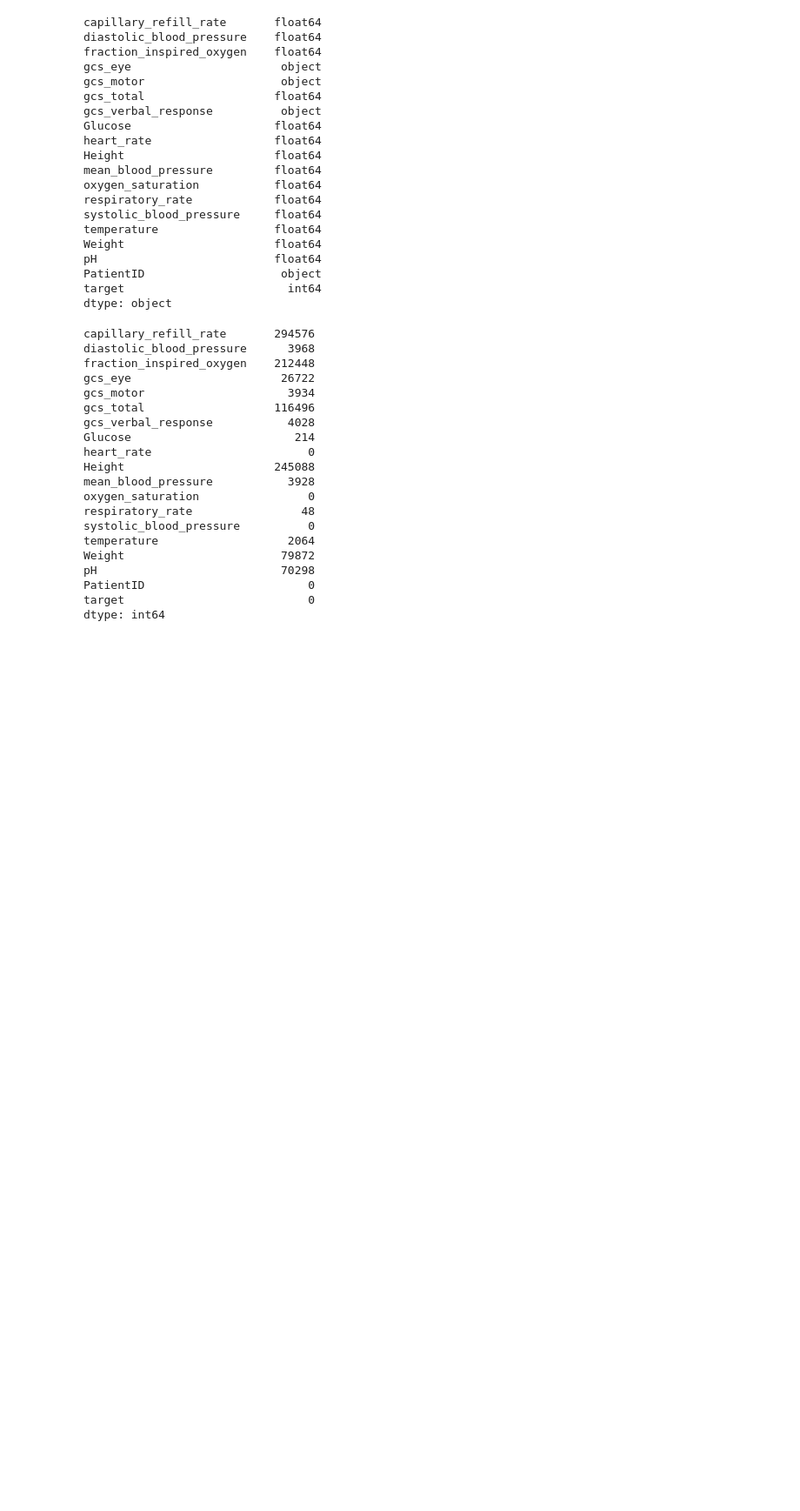
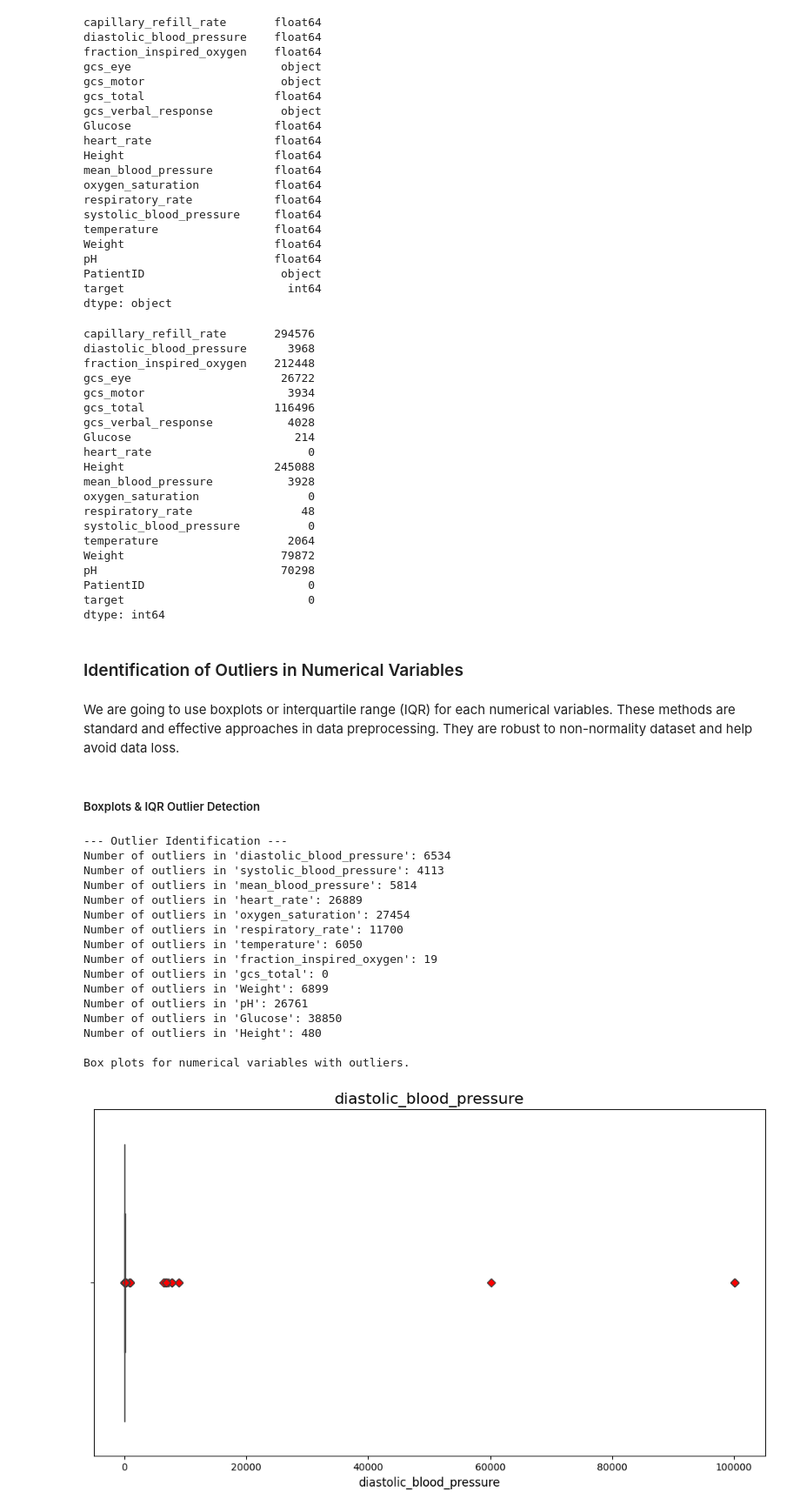
Before and after one commit to jackieMboyaAchieng/Applied-Machine-Learning, a Jupyter notebook: Assignments/assigment 1/Data Pre-processing.ipynb, the cells around one changed output. Shown: that part at 87% size. Cells and saved outputs as stored; diff of their text form; code cells hidden in the pictures; blank space fills up the shorter version.

```diff
--- a/Assignments/assigment 1/Data Pre-processing.ipynb
+++ b/Assignments/assigment 1/Data Pre-processing.ipynb
@@ -319,3 +326,7 @@ pH                           70298
 PatientID                        0
 target                           0
 dtype: int64
+# %% [markdown]
+### Identification of Outliers in Numerical Variables
+# %% [markdown]
+We are going to use boxplots or interquartile range (IQR) for each numerical variables. These methods are standard and effective approaches in data preprocessing. They are robust to non-normality dataset and help avoid data loss.
@@ -321,0 +336,62 @@ dtype: int64
+# %%
+numerical_vars = [
+    'diastolic_blood_pressure',
+    'systolic_blood_pressure',
+    'mean_blood_pressure',
+    'heart_rate',
+    'oxygen_saturation',
+    'respiratory_rate',
+    'temperature',
+    'fraction_inspired_oxygen',
+    'gcs_total',
+    'Weight',
+    'pH',
+    'Glucose',
+    'Height'
+]
+# %% [markdown]
+##### Boxplots & IQR Outlier Detection
+# %%
+print("\n--- Outlier Identification ---")
+plot_filenames = []
+# Iterate through each numerical variable to identify and plot outliers
+for var in numerical_vars:
+    if var in df.columns and pd.api.types.is_numeric_dtype(df[var]):
+        Q1 = df[var].quantile(0.25)
+        Q3 = df[var].quantile(0.75)
+        IQR = Q3 - Q1
+        lower_bound = Q1 - 1.5 * IQR
+        upper_bound = Q3 + 1.5 * IQR
+
+        outliers = df[(df[var] < lower_bound) | (df[var] > upper_bound)]
+
+        # Print the number of outliers found
+        print(f"Number of outliers in '{var}': {len(outliers)}")
+
+        # Create a box plot to visualize the outliers
+        plt.figure(figsize=(10, 6))
+        sns.boxplot(x=df[var].dropna(), flierprops=dict(markerfacecolor='red', marker='D'))
+        plt.title(f'{var}', fontsize=16)
+        plt.xlabel(var, fontsize=12)
+        plt.tight_layout()
+
+print("\nBox plots for numerical variables with outliers.")
+plt.show()
+# %% [output]
+--- Outlier Identification ---
+Number of outliers in 'diastolic_blood_pressure': 6534
+Number of outliers in 'systolic_blood_pressure': 4113
+Number of outliers in 'mean_blood_pressure': 5814
+Number of outliers in 'heart_rate': 26889
+Number of outliers in 'oxygen_saturation': 27454
+Number of outliers in 'respiratory_rate': 11700
+Number of outliers in 'temperature': 6050
+Number of outliers in 'fraction_inspired_oxygen': 19
+Number of outliers in 'gcs_total': 0
+Number of outliers in 'Weight': 6899
+Number of outliers in 'pH': 26761
+Number of outliers in 'Glucose': 38850
+Number of outliers in 'Height': 480
+
+Box plots for numerical variables with outliers.
+[figure, added]
```
Also changed, not shown: parts of 26 cells of this notebook, 13 other files.
